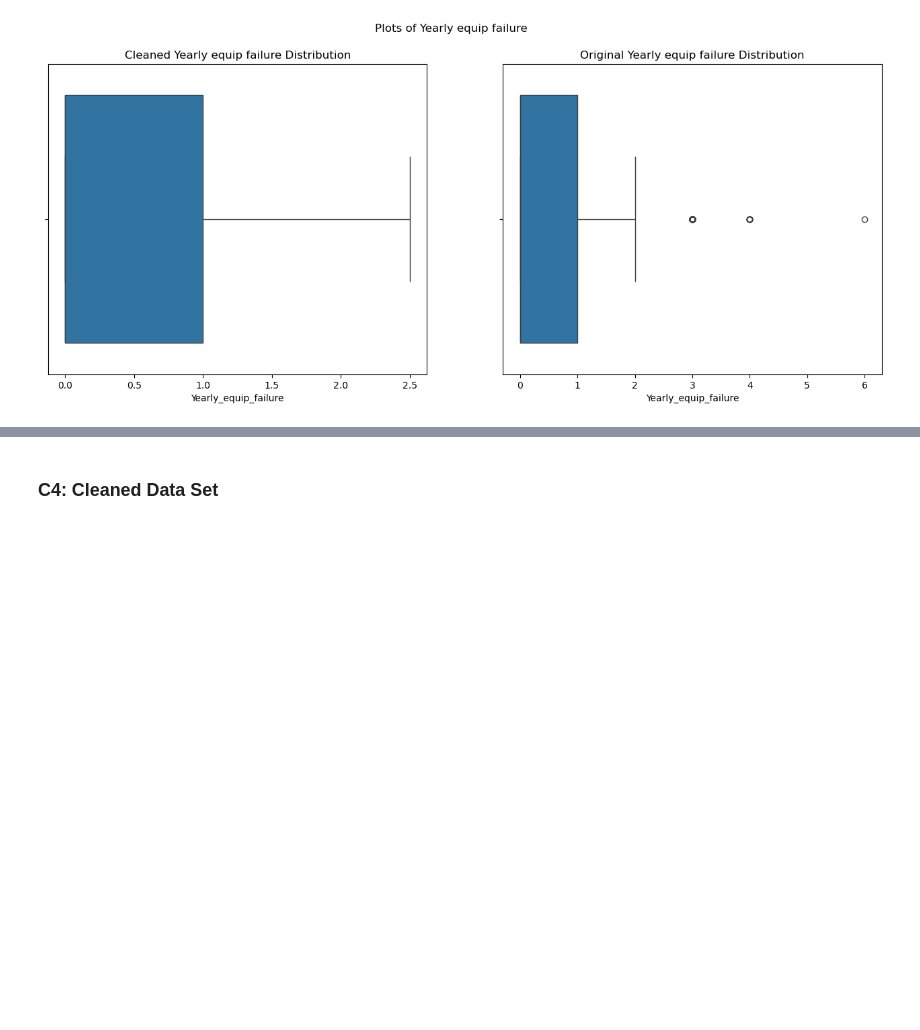
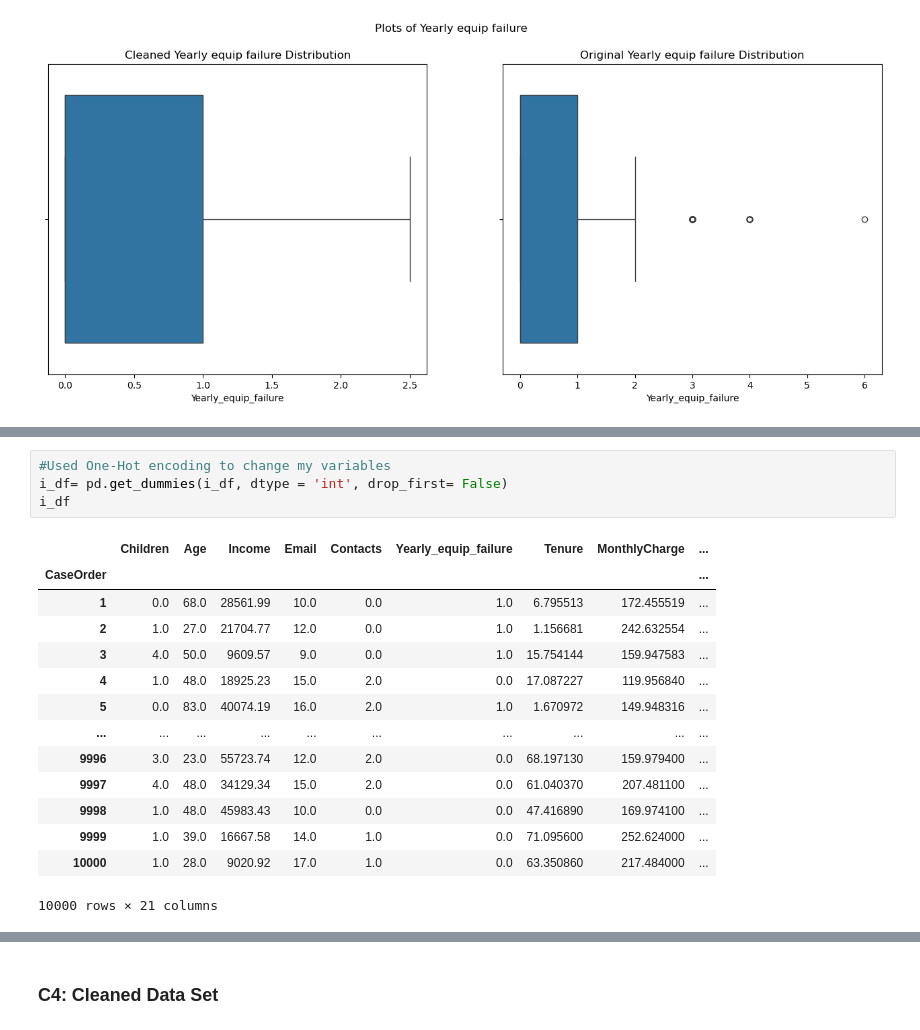
Before and after one commit to JosmarAdames/IEXTelework, a Jupyter notebook: WGU/D209_T1.ipynb, the cells around one changed output, grey strips where cells are left out. Drawn from its saved outputs; the diff is of its cells as text; blank space fills up the shorter version.

```diff
--- a/WGU/D209_T1.ipynb
+++ b/WGU/D209_T1.ipynb
@@ -560,3 +567,22 @@ for z in columns:
 [figure]
 [figure]
 [figure]
+# %%
+#Used One-Hot encoding to change my variables
+i_df= pd.get_dummies(i_df, dtype = 'int', drop_first= False)
+i_df
+# %% [output]
+|  | Children | Age | Income | Email | Contacts | Yearly_equip_failure | Tenure | MonthlyCharge | ... |
+| CaseOrder |  |  |  |  |  |  |  |  | ... |
+| 1 | 0.0 | 68.0 | 28561.99 | 10.0 | 0.0 | 1.0 | 6.795513 | 172.455519 | ... |
+| 2 | 1.0 | 27.0 | 21704.77 | 12.0 | 0.0 | 1.0 | 1.156681 | 242.632554 | ... |
+| 3 | 4.0 | 50.0 | 9609.57 | 9.0 | 0.0 | 1.0 | 15.754144 | 159.947583 | ... |
+| 4 | 1.0 | 48.0 | 18925.23 | 15.0 | 2.0 | 0.0 | 17.087227 | 119.956840 | ... |
+| 5 | 0.0 | 83.0 | 40074.19 | 16.0 | 2.0 | 1.0 | 1.670972 | 149.948316 | ... |
+| ... | ... | ... | ... | ... | ... | ... | ... | ... | ... |
+| 9996 | 3.0 | 23.0 | 55723.74 | 12.0 | 2.0 | 0.0 | 68.197130 | 159.979400 | ... |
+| 9997 | 4.0 | 48.0 | 34129.34 | 15.0 | 2.0 | 0.0 | 61.040370 | 207.481100 | ... |
+| 9998 | 1.0 | 48.0 | 45983.43 | 10.0 | 0.0 | 0.0 | 47.416890 | 169.974100 | ... |
+| 9999 | 1.0 | 39.0 | 16667.58 | 14.0 | 1.0 | 0.0 | 71.095600 | 252.624000 | ... |
+| 10000 | 1.0 | 28.0 | 9020.92 | 17.0 | 1.0 | 0.0 | 63.350860 | 217.484000 | ... |
+10000 rows × 21 columns
```
Also changed, not shown: parts of 11 cells of this notebook, 5 other files.
